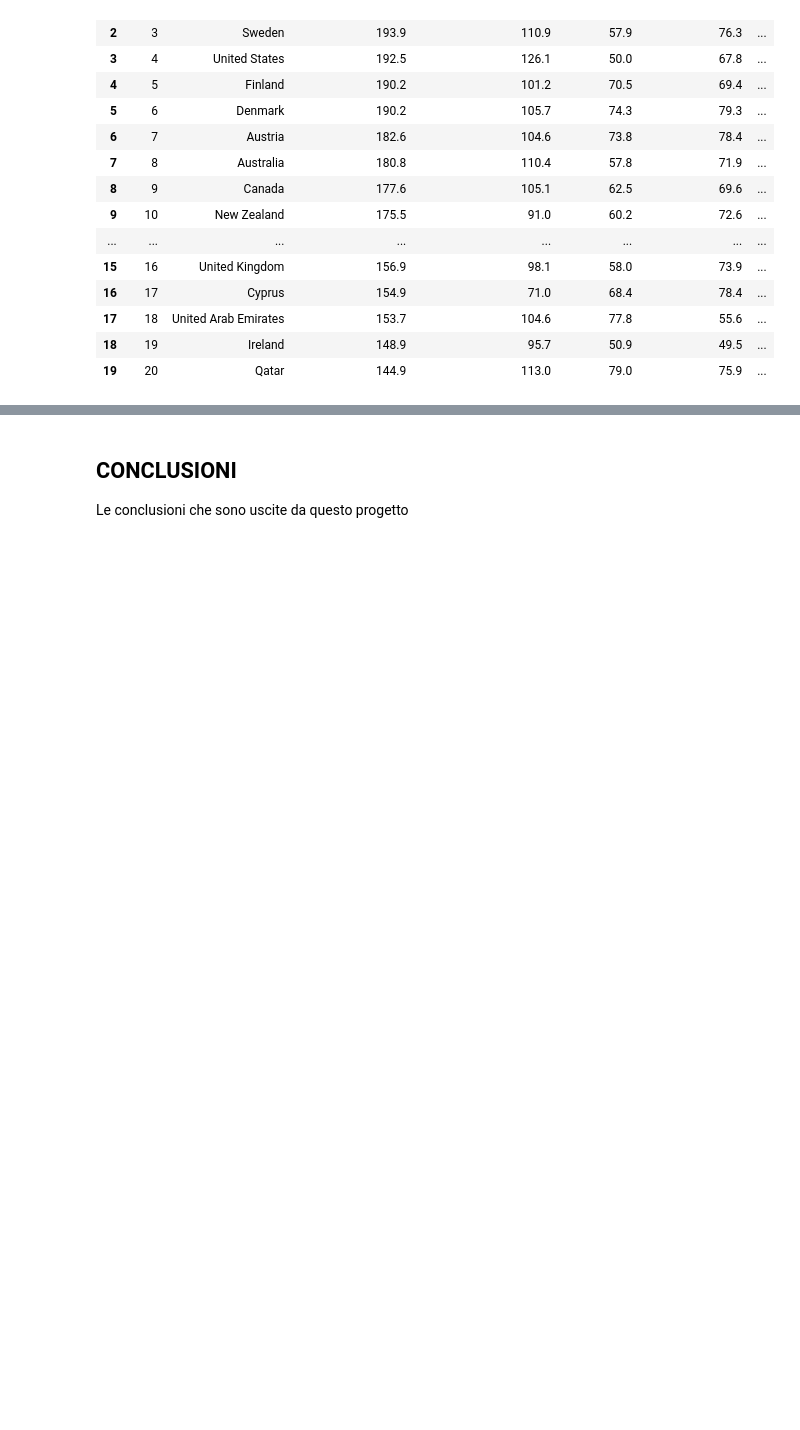
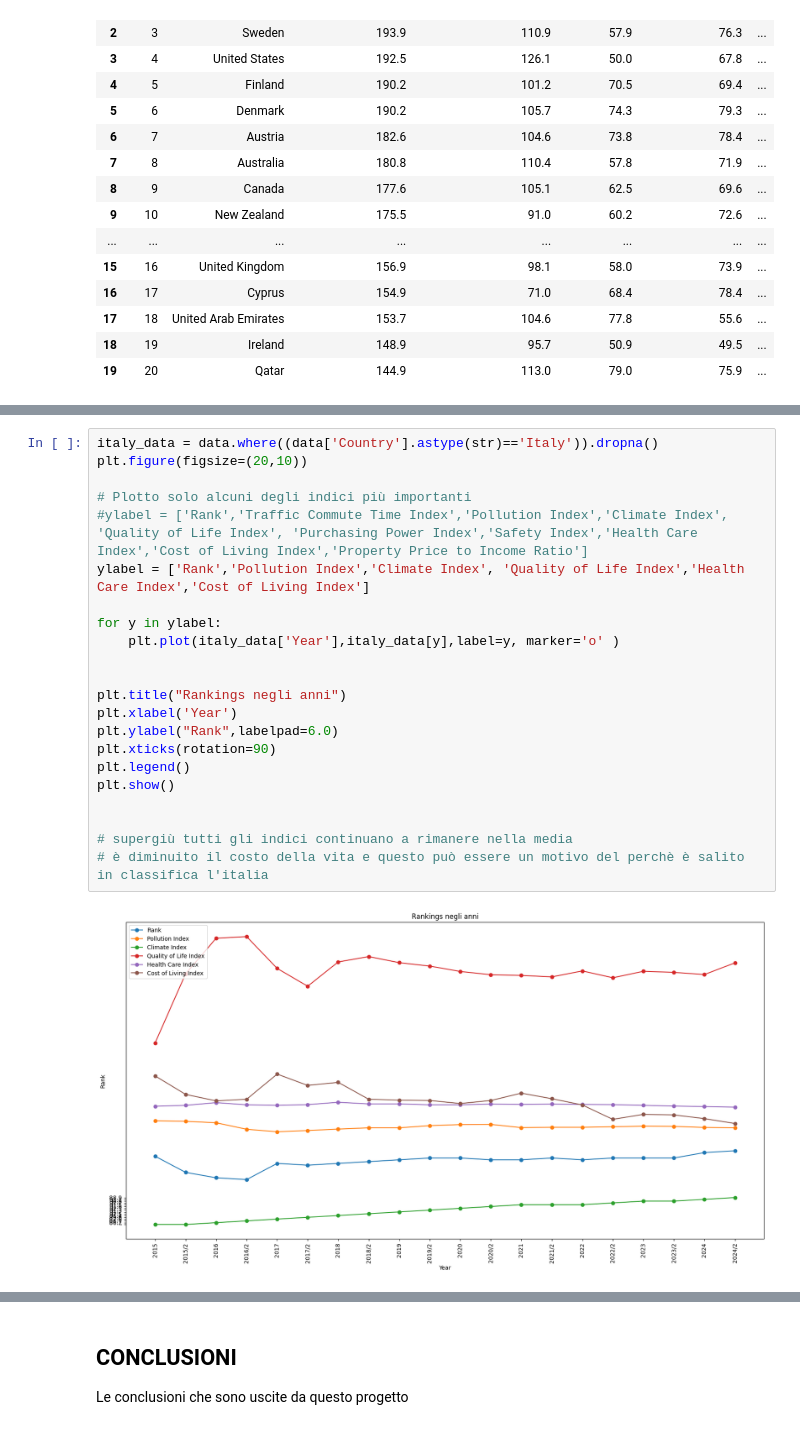
Before and after one commit to lorenzodidomenic/CountriesQualityOfLifeAnalysis, a Jupyter notebook: project.ipynb, the cells around one changed output, grey strips where cells are left out. Cells and saved outputs as stored; diff of their text form; blank space fills up the shorter version.

```diff
--- a/project.ipynb
+++ b/project.ipynb
@@ -183,3 +158,27 @@ data.groupby("Year").describe()
+# %%
+italy_data = data.where((data['Country'].astype(str)=='Italy')).dropna()
+plt.figure(figsize=(20,10))
+
+# Plotto solo alcuni degli indici più importanti
+#ylabel = ['Rank','Traffic Commute Time Index','Pollution Index','Climate Index', 'Quality of Life Index', 'Purchasing Power Index','Safety Index','Health Care Index','Cost of Living Index','Property Price to Income Ratio']
+ylabel = ['Rank','Pollution Index','Climate Index', 'Quality of Life Index','Health Care Index','Cost of Living Index']
+
+for y in ylabel:
+    plt.plot(italy_data['Year'],italy_data[y],label=y, marker='o' )
+
+
+plt.title("Rankings negli anni")
+plt.xlabel('Year')
+plt.ylabel("Rank",labelpad=6.0)
+plt.xticks(rotation=90)
+plt.legend()
+plt.show()
+
+
+# supergiù tutti gli indici continuano a rimanere nella media
+# è diminuito il costo della vita e questo può essere un motivo del perchè è salito in classifica l'italia
+# %% [output]
+[figure, added]
 # %%
 ########### ANALISI MULTIVARIATA
 
```
Also changed, not shown: parts of 36 cells of this notebook.
